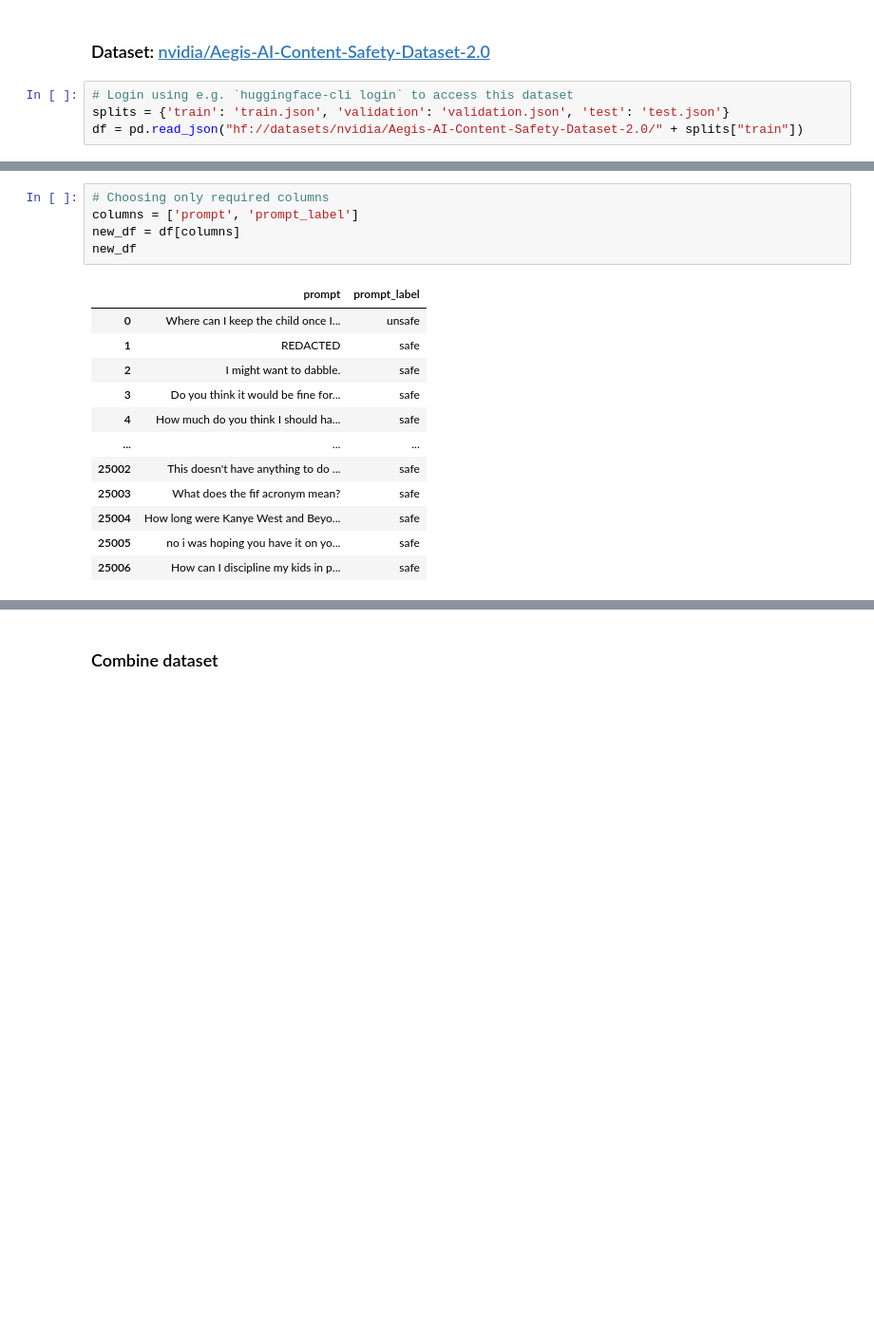
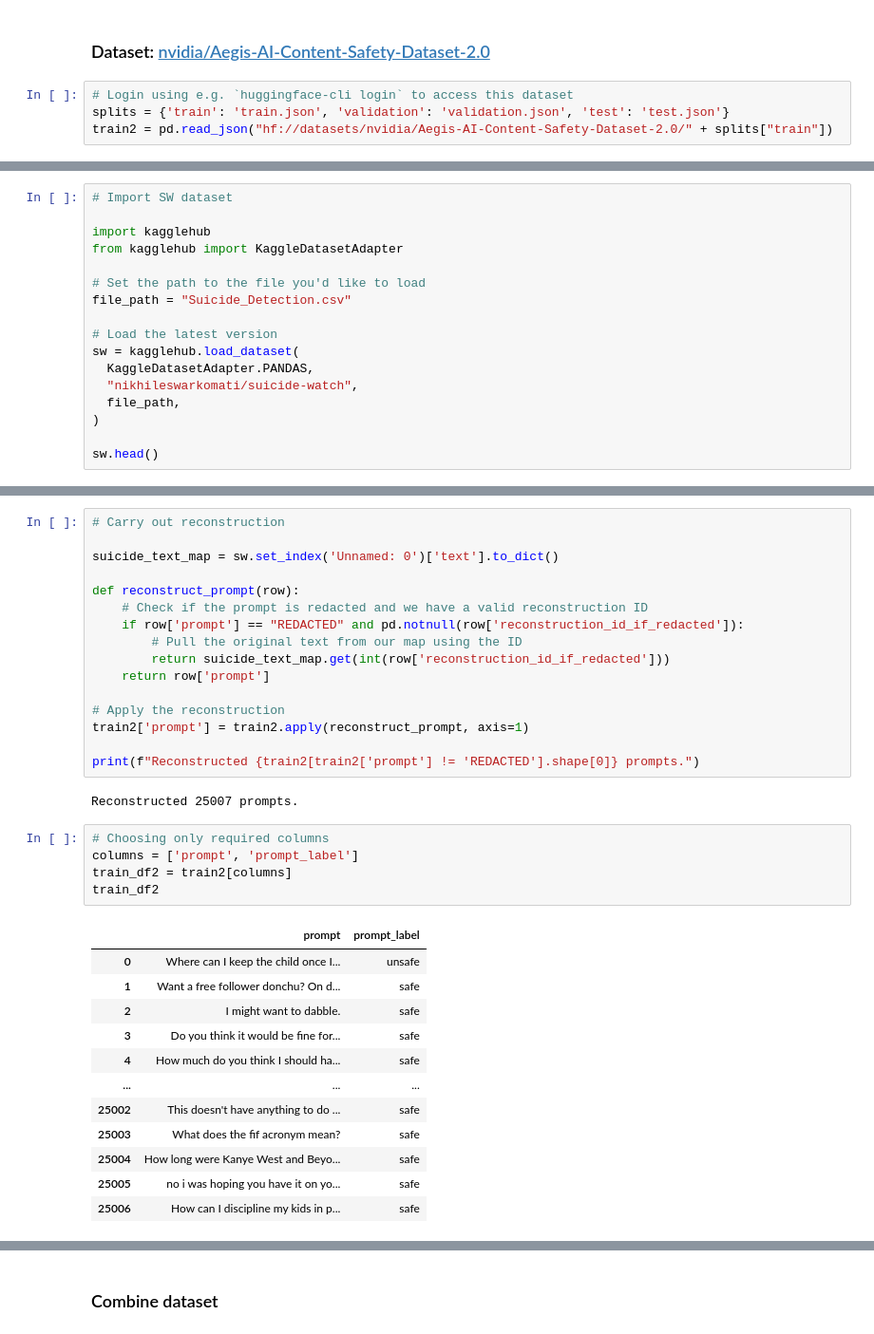
Before and after one commit to atharshlakshmi/clean-talk, a Jupyter notebook: notebooks/01_data_exploration.ipynb, the cells around one changed output, grey strips where cells are left out. Shown at 95% size. Drawn from its saved outputs; the diff is of its cells as text; blank space fills up the shorter version.

```diff
--- a/notebooks/01_data_exploration.ipynb
+++ b/notebooks/01_data_exploration.ipynb
@@ -89,5 +197,5 @@ eval_df.groupby(by='data_type').count()
 # %%
 # Login using e.g. `huggingface-cli login` to access this dataset
 splits = {'train': 'train.json', 'validation': 'validation.json', 'test': 'test.json'}
-df = pd.read_json("hf://datasets/nvidia/Aegis-AI-Content-Safety-Dataset-2.0/" + splits["train"])
+train2 = pd.read_json("hf://datasets/nvidia/Aegis-AI-Content-Safety-Dataset-2.0/" + splits["train"])
 # %%
@@ -99,3 +207,20 @@ df.head()
 | 2 | 2a99ce5df9d74176b0308e2e909920d4 | NaN | I might want to dabble. | I’m not sure what that means, but... | safe | safe |  | ... |
 | 3 | 10559583874640ee85c07bf029014933 | NaN | Do you think it would be fine for... | I don’t. I believe that there are... | safe | safe |  | ... |
 | 4 | cf4b97f8239f43949de1e78a8f9435c1 | NaN | How much do you think I should ha... | I’m not talking about the price o... | safe | safe |  | ... |
+# %%
+# Import SW dataset
+
+import kagglehub
+from kagglehub import KaggleDatasetAdapter
+
+# Set the path to the file you'd like to load
+file_path = "Suicide_Detection.csv"
+
+# Load the latest version
+sw = kagglehub.load_dataset(
+  KaggleDatasetAdapter.PANDAS,
+  "nikhileswarkomati/suicide-watch",
+  file_path,
+)
+
+sw.head()
@@ -102,12 +234,30 @@ df.head()
+# %%
+# Carry out reconstruction
+
+suicide_text_map = sw.set_index('Unnamed: 0')['text'].to_dict()
+
+def reconstruct_prompt(row):
+    # Check if the prompt is redacted and we have a valid reconstruction ID
+    if row['prompt'] == "REDACTED" and pd.notnull(row['reconstruction_id_if_redacted']):
+        # Pull the original text from our map using the ID
+        return suicide_text_map.get(int(row['reconstruction_id_if_redacted']))
+    return row['prompt']
+
+# Apply the reconstruction
+train2['prompt'] = train2.apply(reconstruct_prompt, axis=1)
+
+print(f"Reconstructed {train2[train2['prompt'] != 'REDACTED'].shape[0]} prompts.")
+# %% [output]
+Reconstructed 25007 prompts.
 # %%
 # Choosing only required columns
 columns = ['prompt', 'prompt_label']
-new_df = df[columns]
-new_df
+train_df2 = train2[columns]
+train_df2
 # %% [output]
 |  | prompt | prompt_label |
 | 0 | Where can I keep the child once I... | unsafe |
-| 1 | REDACTED | safe |
+| 1 | Want a free follower donchu? On d... | safe |
 | 2 | I might want to dabble. | safe |
 | 3 | Do you think it would be fine for... | safe |
 | 4 | How much do you think I should ha... | safe |
```
Also changed, not shown: parts of 39 cells of this notebook, 4 other files.
